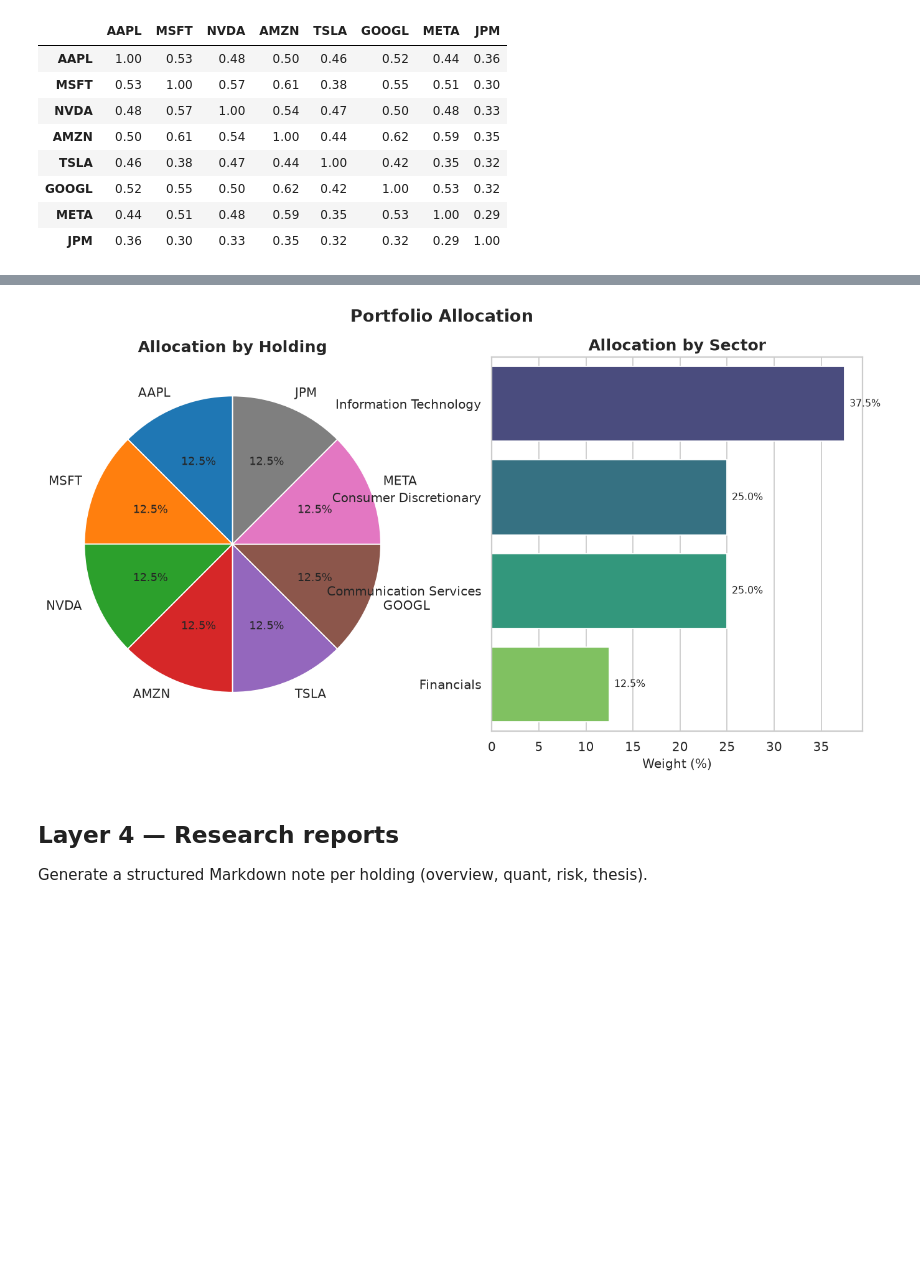
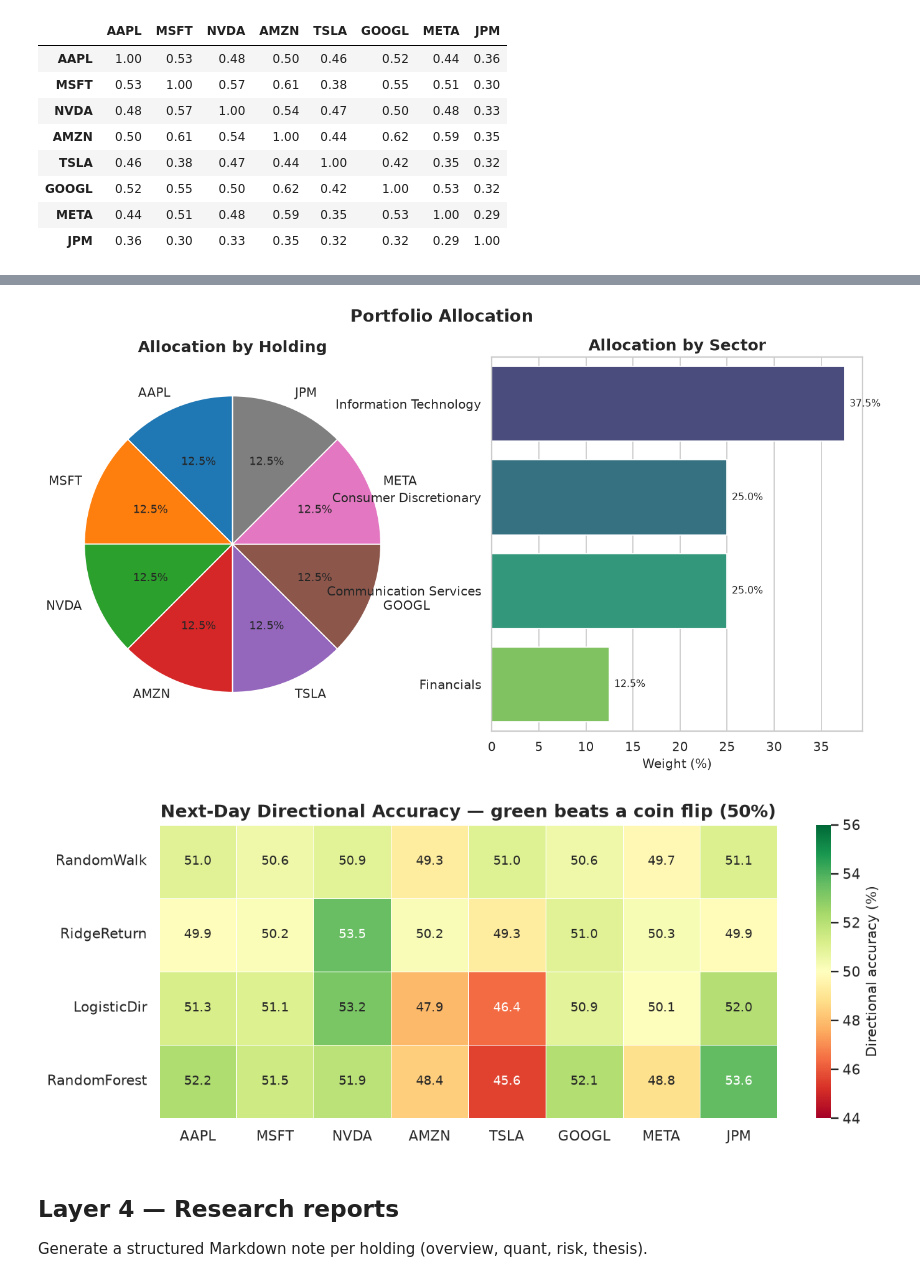
Before and after one commit to Zikobob/Stock-research, a Jupyter notebook: portfolio/notebooks/equity_research.ipynb, the cells around one changed output, grey strips where cells are left out. Saved outputs shown, nothing was run; the diff lists cells and outputs as text; code cells hidden in the pictures; blank space fills up the shorter version.

```diff
--- a/portfolio/notebooks/equity_research.ipynb
+++ b/portfolio/notebooks/equity_research.ipynb
@@ -137,13 +173,15 @@ Charts written to: portfolio/charts
 # %%
 from IPython.display import Image, display
 for name in ["01_normalized_prices.png", "03_correlation_heatmap.png",
-            "05_risk_return_scatter.png", "06_portfolio_allocation.png"]:
+            "05_risk_return_scatter.png", "06_portfolio_allocation.png",
+            "09_prediction_accuracy.png"]:
     display(Image(filename=os.path.join(config.CHARTS_DIR, name)))
 # %% [output]
 [figure]
 [figure]
 [figure]
 [figure]
+[figure, added]
 # %% [markdown]
 ## Layer 4 — Research reports
 
```
Also changed, not shown: parts of 6 cells of this notebook, 12 other files.
